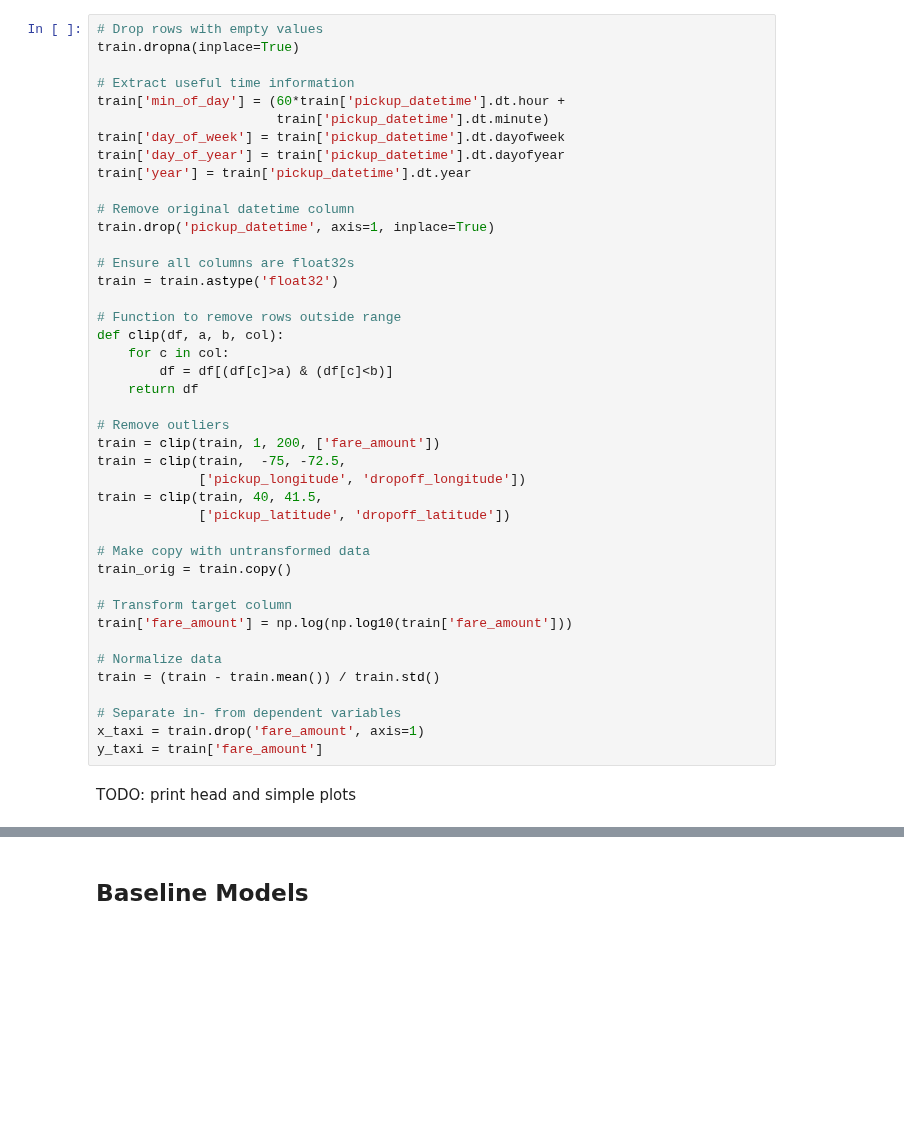
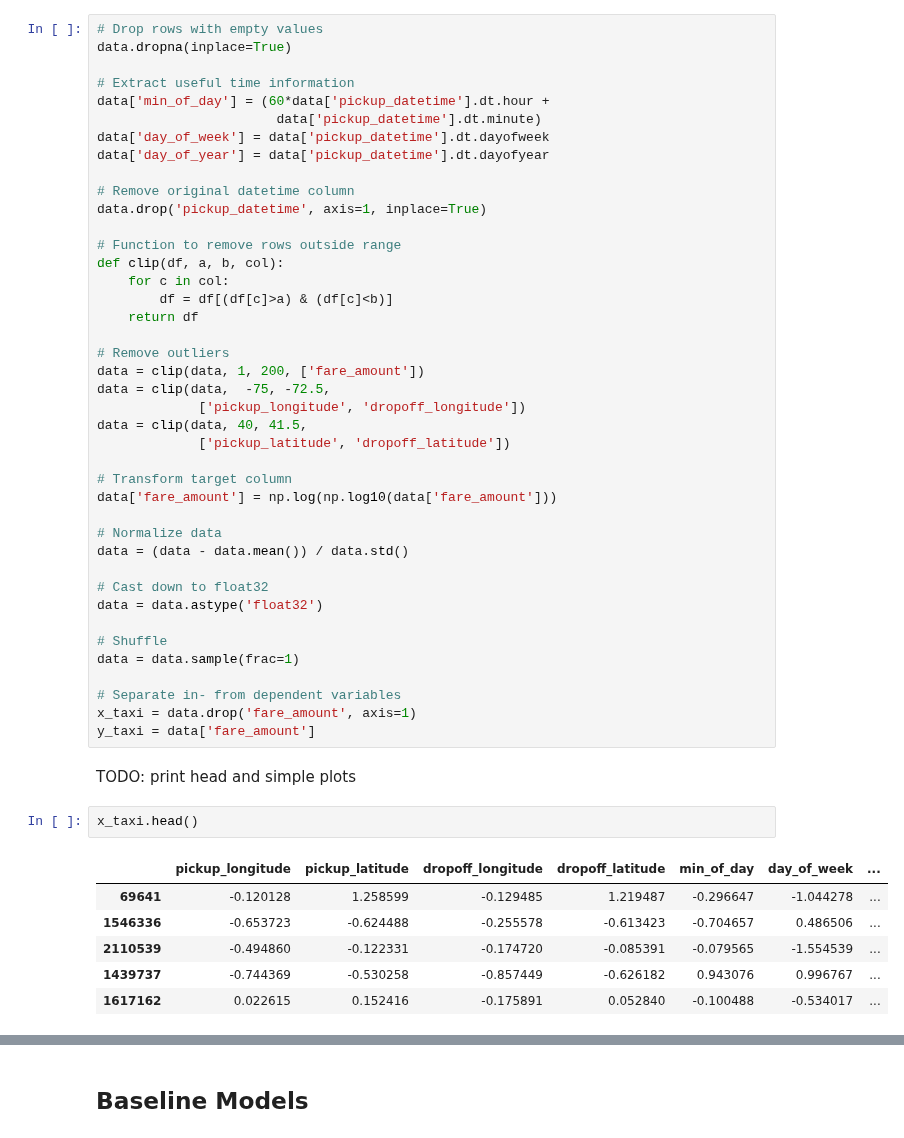
Before and after one commit to brendanhasz/tfp-taxi, a Jupyter notebook: TFP_Taxi.ipynb, the cells around one changed output, grey strips where cells are left out. Drawn from its saved outputs; the diff is of its cells as text; blank space fills up the shorter version.

```diff
--- a/TFP_Taxi.ipynb
+++ b/TFP_Taxi.ipynb
@@ -74,19 +72,15 @@ train['pickup_datetime'] = pd.to_datetime(train['pickup_datetime'],
 # %%
 # Drop rows with empty values
-train.dropna(inplace=True)
+data.dropna(inplace=True)
 
 # Extract useful time information
-train['min_of_day'] = (60*train['pickup_datetime'].dt.hour +
-                       train['pickup_datetime'].dt.minute)
-train['day_of_week'] = train['pickup_datetime'].dt.dayofweek
-train['day_of_year'] = train['pickup_datetime'].dt.dayofyear
-train['year'] = train['pickup_datetime'].dt.year
+data['min_of_day'] = (60*data['pickup_datetime'].dt.hour +
+                       data['pickup_datetime'].dt.minute)
+data['day_of_week'] = data['pickup_datetime'].dt.dayofweek
+data['day_of_year'] = data['pickup_datetime'].dt.dayofyear
 
 # Remove original datetime column
-train.drop('pickup_datetime', axis=1, inplace=True)
-
-# Ensure all columns are float32s
-train = train.astype('float32')
+data.drop('pickup_datetime', axis=1, inplace=True)
 
 # Function to remove rows outside range
 def clip(df, a, b, col):
@@ -95,23 +89,35 @@ def clip(df, a, b, col):
     return df
 
 # Remove outliers
-train = clip(train, 1, 200, ['fare_amount'])
-train = clip(train,  -75, -72.5,
+data = clip(data, 1, 200, ['fare_amount'])
+data = clip(data,  -75, -72.5,
              ['pickup_longitude', 'dropoff_longitude'])
-train = clip(train, 40, 41.5,
+data = clip(data, 40, 41.5,
              ['pickup_latitude', 'dropoff_latitude'])
 
-# Make copy with untransformed data
-train_orig = train.copy()
-
 # Transform target column
-train['fare_amount'] = np.log(np.log10(train['fare_amount']))
+data['fare_amount'] = np.log(np.log10(data['fare_amount']))
 
 # Normalize data
-train = (train - train.mean()) / train.std()
+data = (data - data.mean()) / data.std()
+
+# Cast down to float32
+data = data.astype('float32')
+
+# Shuffle
+data = data.sample(frac=1)
 
 # Separate in- from dependent variables
-x_taxi = train.drop('fare_amount', axis=1)
-y_taxi = train['fare_amount']
+x_taxi = data.drop('fare_amount', axis=1)
+y_taxi = data['fare_amount']
 # %% [markdown]
 TODO: print head and simple plots
+# %%
+x_taxi.head()
+# %% [output]
+|  | pickup_longitude | pickup_latitude | dropoff_longitude | dropoff_latitude | min_of_day | day_of_week | ... |
+| 69641 | -0.120128 | 1.258599 | -0.129485 | 1.219487 | -0.296647 | -1.044278 | ... |
+| 1546336 | -0.653723 | -0.624488 | -0.255578 | -0.613423 | -0.704657 | 0.486506 | ... |
+| 2110539 | -0.494860 | -0.122331 | -0.174720 | -0.085391 | -0.079565 | -1.554539 | ... |
+| 1439737 | -0.744369 | -0.530258 | -0.857449 | -0.626182 | 0.943076 | 0.996767 | ... |
+| 1617162 | 0.022615 | 0.152416 | -0.175891 | 0.052840 | -0.100488 | -0.534017 | ... |
```
Also changed, not shown: parts of 43 cells of this notebook.
